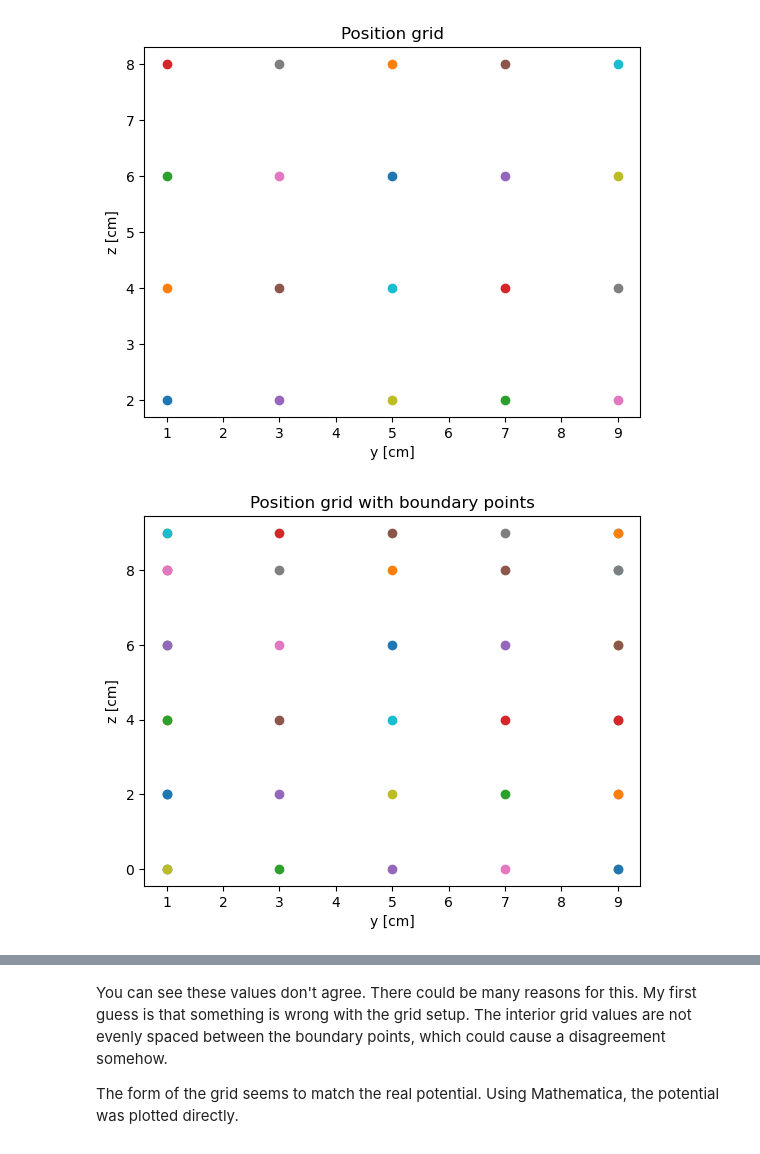
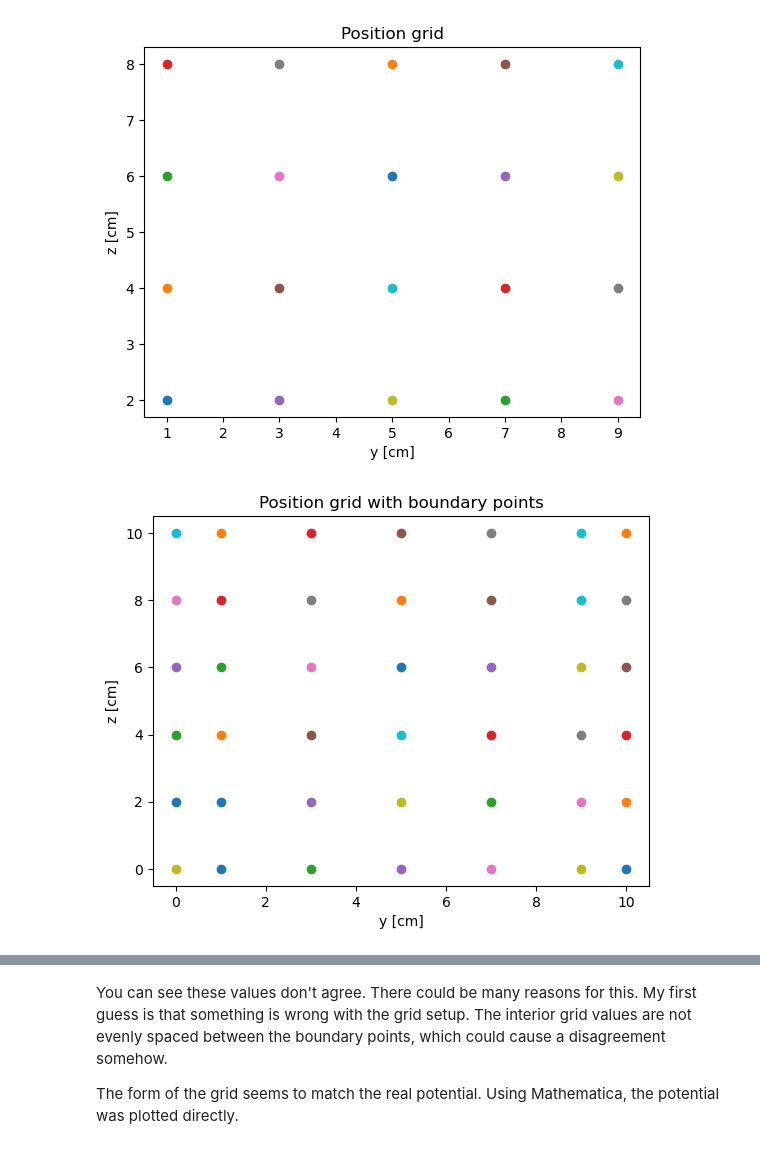
Before and after one commit to jakeb245/phys304, a Jupyter notebook: ComputationAssignment.ipynb, the cells around one changed output, grey strips where cells are left out. Saved outputs shown, nothing was run; the diff lists cells and outputs as text; code cells hidden in the pictures.

```diff
--- a/ComputationAssignment.ipynb
+++ b/ComputationAssignment.ipynb
@@ -99,32 +99,32 @@ plt.show()
 # %%
 # Add on the boundary points
 bpoints = []
 
 for i in yi:
     bpoints.append([i, 0])
-    bpoints.append([i, 9])
+    bpoints.append([i, 10])
 for i in zi:
-    bpoints.append([1, i])
-    bpoints.append([9, i])
+    bpoints.append([0, i])
+    bpoints.append([10, i])
 
 # Add the corners
-bpoints.append([1,0])
-bpoints.append([1,9])
-bpoints.append([9,0])
-bpoints.append([9,9])
+bpoints.append([0,0])
+bpoints.append([0,10])
+bpoints.append([10,0])
+bpoints.append([10,10])
 
 # Check!
 fig = plt.figure()
 for point in points:
     plt.plot(point[0],point[1], 'o')
 for bpoint in bpoints:
     plt.plot(bpoint[0],bpoint[1], 'o')
 plt.xlabel('y [cm]')
 plt.ylabel('z [cm]')
 plt.title('Position grid with boundary points')
 plt.show()
 # %% [output]
-[figure, old version]
+[figure, new version]
 # %%
 # Not the most efficient method, but it worked!
 # Next, we need to solve the potential on the boundaries
```
Also changed, not shown: parts of 2 cells of this notebook, 1 other file.
